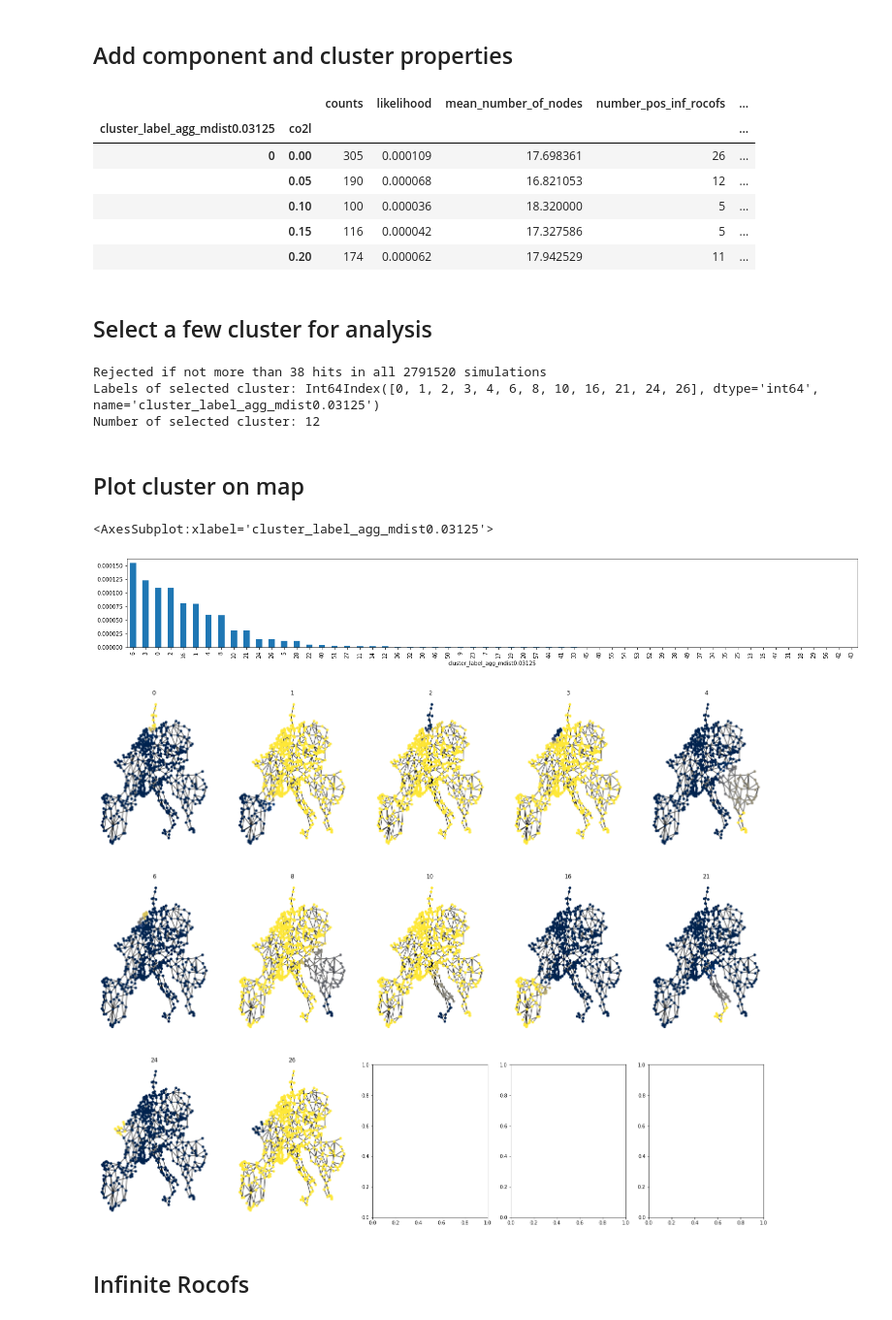
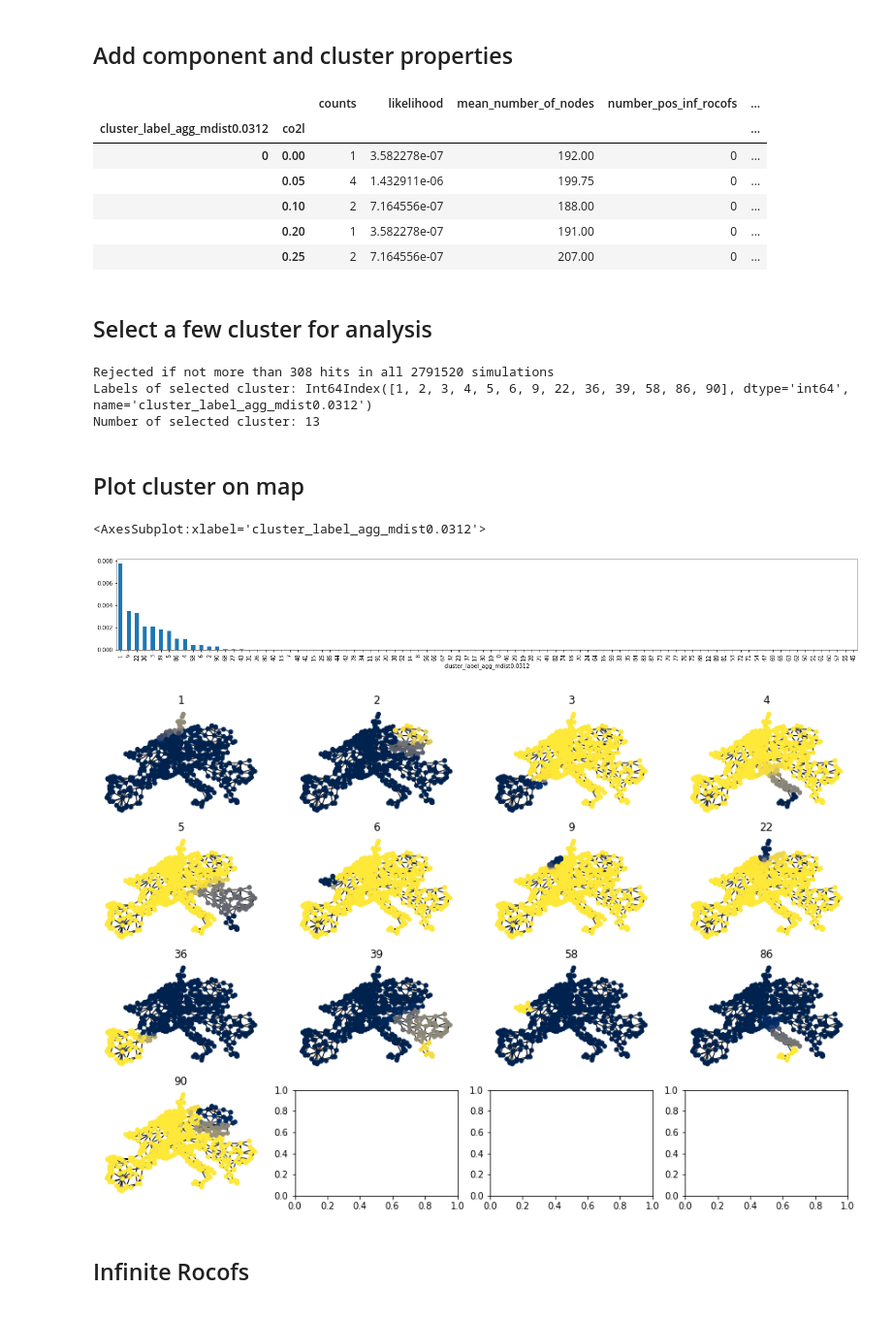
Before and after one commit to maurizio-titz/Power-system-split, a Jupyter notebook: notebooks/visualize_component_cluster.ipynb, the cells around one changed output. Shown: that part at 97% size. Saved outputs shown, nothing was run; the diff lists cells and outputs as text; code cells hidden in the pictures.

```diff
--- a/notebooks/visualize_component_cluster.ipynb
+++ b/notebooks/visualize_component_cluster.ipynb
@@ -57,7 +58,8 @@ number_of_simulations = n_initial_failures*n_time_stamps
 # %%
 indicator_vectors = np.load(cluster_results_path + 'indicator_vectors_all_co2level_{}_based.npy'.format(criterion))
 component_props = pd.read_hdf(cluster_results_path + 'split_component_properties_all_co2level_{}_based.h5'.format(criterion))
-cluster_result_name = 'cluster_label_agg_mdist{}'.format(19/ len(G))
+cluster_result_name = 'cluster_label_agg_mdist{:.3}'.format(19/ len(G))
 
 print('Number of cluster (including noise-cluster in dbscan):', component_props.loc[:,cluster_result_name].unique().size)
+component_props.head()
 # %% [output]
@@ -100,18 +108,18 @@ component_props.loc[:,'rocof'] = component_props.loc[:,'rocof'].abs()
 cluster_props.head()
 # %% [output]
 |  |  | counts | likelihood | mean_number_of_nodes | number_pos_inf_rocofs | ... |
-| cluster_label_agg_mdist0.03125 | co2l |  |  |  |  | ... |
-| 0 | 0.00 | 305 | 0.000109 | 17.698361 | 26 | ... |
-|  | 0.05 | 190 | 0.000068 | 16.821053 | 12 | ... |
-|  | 0.10 | 100 | 0.000036 | 18.320000 | 5 | ... |
-|  | 0.15 | 116 | 0.000042 | 17.327586 | 5 | ... |
-|  | 0.20 | 174 | 0.000062 | 17.942529 | 11 | ... |
+| cluster_label_agg_mdist0.0312 | co2l |  |  |  |  | ... |
+| 0 | 0.00 | 1 | 3.582278e-07 | 192.00 | 0 | ... |
+|  | 0.05 | 4 | 1.432911e-06 | 199.75 | 0 | ... |
+|  | 0.10 | 2 | 7.164556e-07 | 188.00 | 0 | ... |
+|  | 0.20 | 1 | 3.582278e-07 | 191.00 | 0 | ... |
+|  | 0.25 | 2 | 7.164556e-07 | 207.00 | 0 | ... |
 # %% [markdown]
 ## Select a few cluster for analysis
 # %%
 # Only select cluster if there is at least one co2l with P(cluster | co2l) significantly larger than p (alpha=0.05)
 # (i.e. we omit very unlikely clusters)
-p= 0.00001
+p= 0.0001
 min_count, max_counts = sm.stats.binom_test_reject_interval(p,number_of_simulations, alternative='larger', alpha=0.05)
 print('Rejected if not more than', int(max_counts), 'hits in all', number_of_simulations, 'simulations')
 
@@ -125,9 +133,9 @@ n_selected_cluster = selected_cluster.size
 print('Labels of selected cluster:', selected_cluster)
 print('Number of selected cluster:', n_selected_cluster)
 # %% [output]
-Rejected if not more than 38 hits in all 2791520 simulations
-Labels of selected cluster: Int64Index([0, 1, 2, 3, 4, 6, 8, 10, 16, 21, 24, 26], dtype='int64', name='cluster_label_agg_mdist0.03125')
-Number of selected cluster: 12
+Rejected if not more than 308 hits in all 2791520 simulations
+Labels of selected cluster: Int64Index([1, 2, 3, 4, 5, 6, 9, 22, 36, 39, 58, 86, 90], dtype='int64', name='cluster_label_agg_mdist0.0312')
+Number of selected cluster: 13
 # %% [markdown]
 ## Plot cluster on map
 # %%
@@ -135,31 +143,31 @@ cluster_props.groupby(cluster_result_name).apply(lambda x: x.likelihood.max()).s
 
 # check how fast cluster probabilities decrease and for how much cases the selected ones account for
 # %% [output]
-<AxesSubplot:xlabel='cluster_label_agg_mdist0.03125'>
+<AxesSubplot:xlabel='cluster_label_agg_mdist0.0312'>
-[figure, old version]
+[figure, new version]
 # %%
 # Plot mean component vector of selected (cluster, co2l) samples
 # (Does this make sense to only average over selected tuples?)
 
-n_cols = 5 # adapt this value!
+n_cols = 4 # adapt this value!
 
 n_rows = np.ceil(n_selected_cluster/n_cols).astype(int)
-fig,ax = plt.subplots(n_rows,n_cols,figsize=(25,20))
+fig,ax = plt.subplots(n_rows,n_cols,figsize=(15,10))
 
 #selected_components_mask = pd.MultiIndex.from_frame(component_props.loc[:,['cluster_label', 'co2l']]).isin(selected_cluster)
 #selected_cluster_labels = component_props[selected_components_mask].cluster_label
 #selected_ind_vectors = indicator_vectors[selected_components_mask]
 
 selected_ind_vectors = indicator_vectors[component_props.loc[:, cluster_result_name].isin(selected_cluster)]
 selected_cluster_labels = component_props[component_props.loc[:, cluster_result_name].isin(selected_cluster)].loc[:,cluster_result_name]
 
 visualisation.plot_component_cluster(selected_ind_vectors,
                                      ax.flatten()[:n_selected_cluster],
                                      selected_cluster_labels.values,
                                      None,
                                      G)
 # %% [output]
-[figure, old version]
+[figure, new version]
 # %% [markdown]
 ## Infinite Rocofs
 # %%
```
Also changed, not shown: parts of 4 cells of this notebook.
